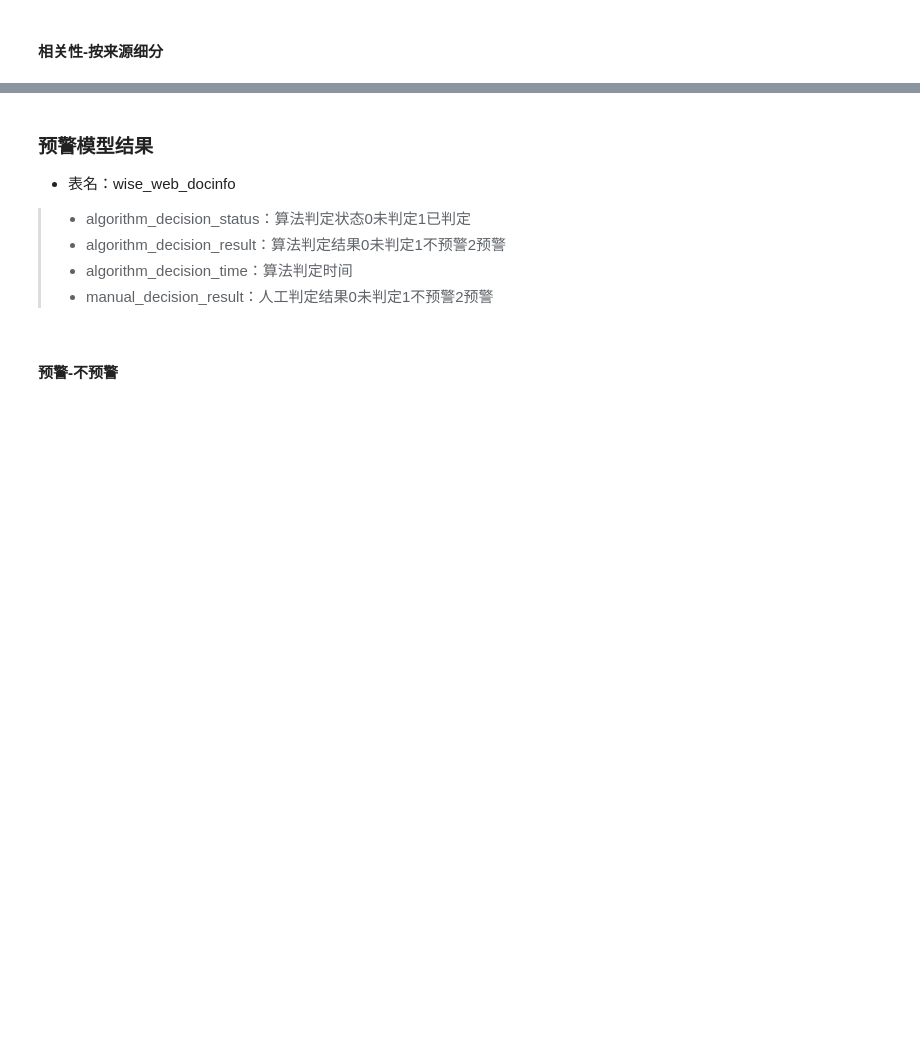
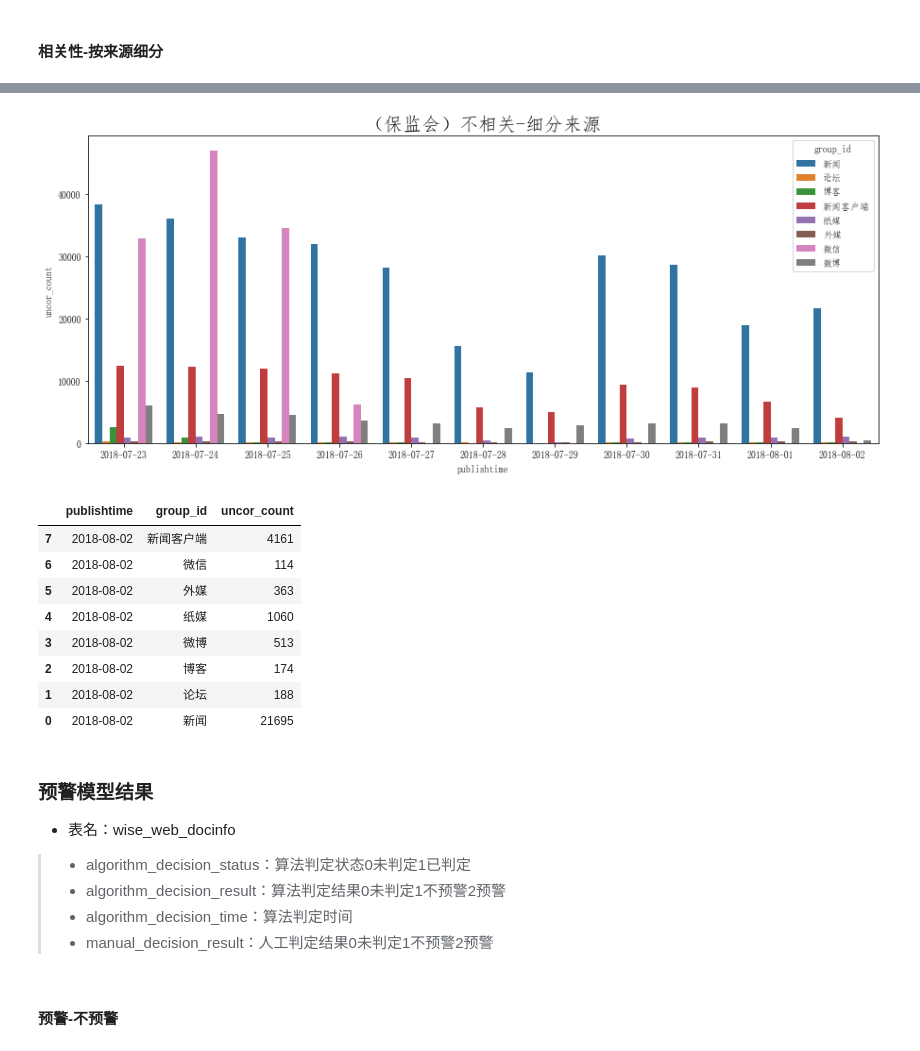
Before and after one commit to xuhuanyunxiao/jupyter-notebook, a Jupyter notebook: proj_cbirc/cbirc_人工判断结果分析.ipynb, the cells around one changed output, grey strips where cells are left out. Drawn from its saved outputs; the diff is of its cells as text; code cells hidden in the pictures; blank space fills up the shorter version.

```diff
--- a/proj_cbirc/cbirc_人工判断结果分析.ipynb
+++ b/proj_cbirc/cbirc_人工判断结果分析.ipynb
@@ -280,12 +377,23 @@ circ_cor_sel[circ_cor_sel['publishtime'] == end_day]
 # %%
 circ_uncor_group_count = circ_uncor_group_count.sort_values(by = 'publishtime')
-select_day = '2018-06-22'
+select_day = '2018-07-22'
 circ_uncor_sel = circ_uncor_group_count[circ_uncor_group_count['publishtime']>select_day]
 f, ax=plt.subplots(figsize=(15,6))
 sns.barplot(x="publishtime", y="uncor_count", hue="group_id", data=circ_uncor_sel)
 plt.title('（保监会）不相关-细分来源', fontsize = 20)
 plt.show()
 circ_uncor_sel[circ_uncor_sel['publishtime'] == end_day]
+# %% [output]
+[figure, added]
+|  | publishtime | group_id | uncor_count |
+| 7 | 2018-08-02 | 新闻客户端 | 4161 |
+| 6 | 2018-08-02 | 微信 | 114 |
+| 5 | 2018-08-02 | 外媒 | 363 |
+| 4 | 2018-08-02 | 纸媒 | 1060 |
+| 3 | 2018-08-02 | 微博 | 513 |
+| 2 | 2018-08-02 | 博客 | 174 |
+| 1 | 2018-08-02 | 论坛 | 188 |
+| 0 | 2018-08-02 | 新闻 | 21695 |
 # %% [markdown]
 ### 预警模型结果
 - 表名：wise_web_docinfo
```
Also changed, not shown: parts of 39 cells of this notebook, 17 other files.
